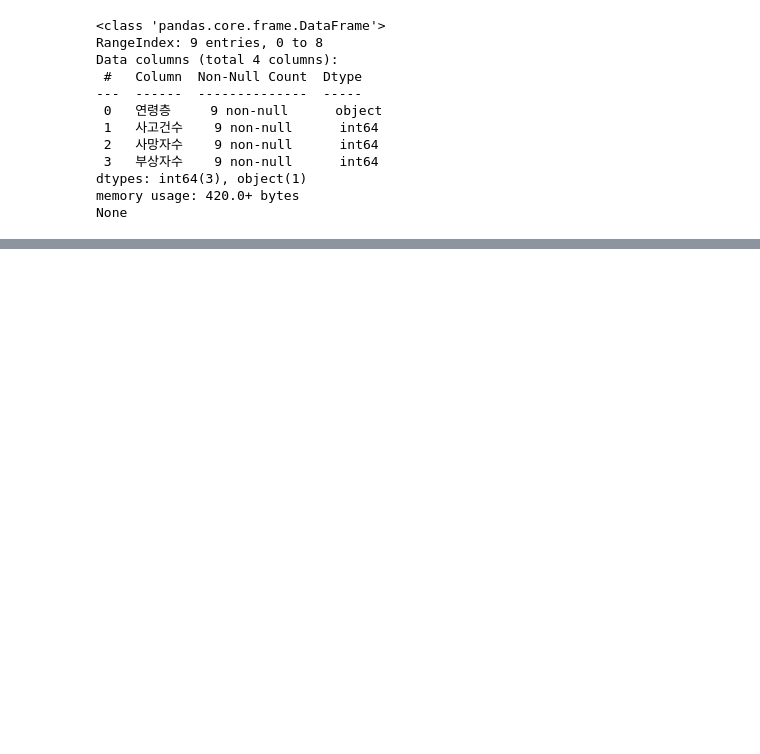
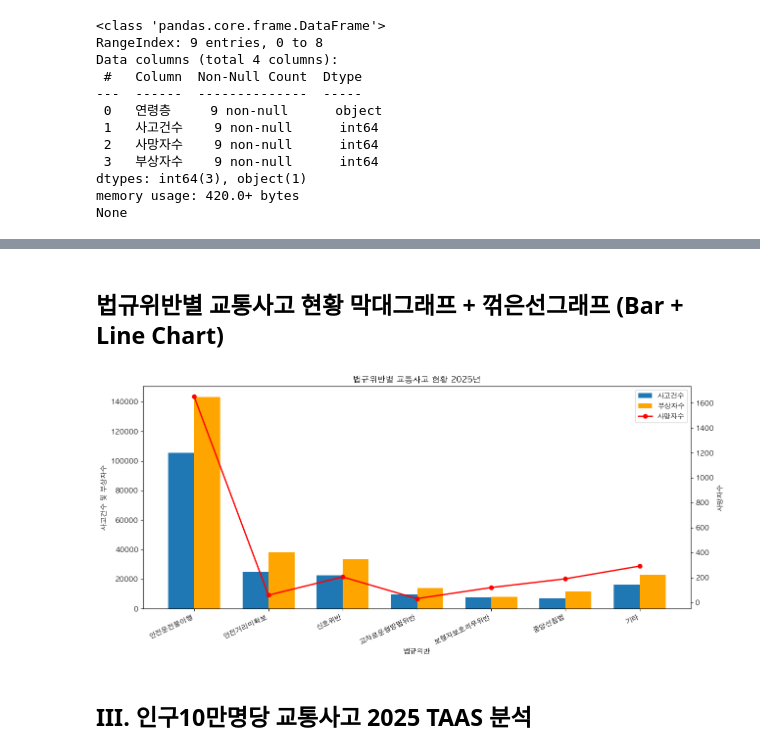
Before and after one commit to thihaoov/Korea-traffic-accident-analysis, a Jupyter notebook: notebooks/06_TAAS_Accident_Analysis.ipynb, the cells around one changed output, grey strips where cells are left out. Saved outputs shown, nothing was run; the diff lists cells and outputs as text; code cells hidden in the pictures; blank space fills up the shorter version.

```diff
--- a/notebooks/06_TAAS_Accident_Analysis.ipynb
+++ b/notebooks/06_TAAS_Accident_Analysis.ipynb
@@ -39,0 +98,3 @@ None
+# %%
+df_violation = pd.read_excel('../TAAS_data/법규위반별_교통사고_2025_TAAS.xlsx', sheet_name=0)
+print(df_violation)
@@ -39,0 +110,46 @@ None
+# %% [markdown]
+## 법규위반별 교통사고 현황 막대그래프 + 꺾은선그래프 (Bar + Line Chart)
+# %%
+# 법규위반별 교통사고 현황 시각화
+x = np.arange(len(df_violation))
+width = 0.35
+
+# 그래프 생성
+fig, ax1 = plt.subplots(figsize=(13, 6))
+
+# 막대그래프: 사고건수
+ax1.bar(x - width/2, df_violation['사고건수'],
+        width, label='사고건수')
+
+# 막대그래프: 부상자수
+ax1.bar(x + width/2, df_violation['부상자수'],
+        width, color='orange', label='부상자수')
+
+# X축과 왼쪽 Y축 설정
+ax1.set_xlabel('법규위반')
+ax1.set_ylabel('사고건수 및 부상자수')
+ax1.set_xticks(x)
+ax1.set_xticklabels(df_violation['법규위반'], rotation=25, ha='right')
+
+# 오른쪽 Y축 생성
+ax2 = ax1.twinx()
+
+# 꺾은선그래프: 사망자수
+ax2.plot(x, df_violation['사망자수'],
+         color='red', marker='o', linewidth=2, label='사망자수')
+
+ax2.set_ylabel('사망자수')
+
+# 범례 통합
+lines1, labels1 = ax1.get_legend_handles_labels()
+lines2, labels2 = ax2.get_legend_handles_labels()
+ax1.legend(lines1 + lines2, labels1 + labels2, loc='upper right')
+
+# 제목 및 그래프 출력
+plt.title('법규위반별 교통사고 현황 2025년')
+plt.tight_layout()
+plt.show()
+# %% [output]
+[figure, added]
+# %% [markdown]
+## III. 인구10만명당 교통사고 2025 TAAS 분석
```
Also changed, not shown: parts of 16 cells of this notebook.
